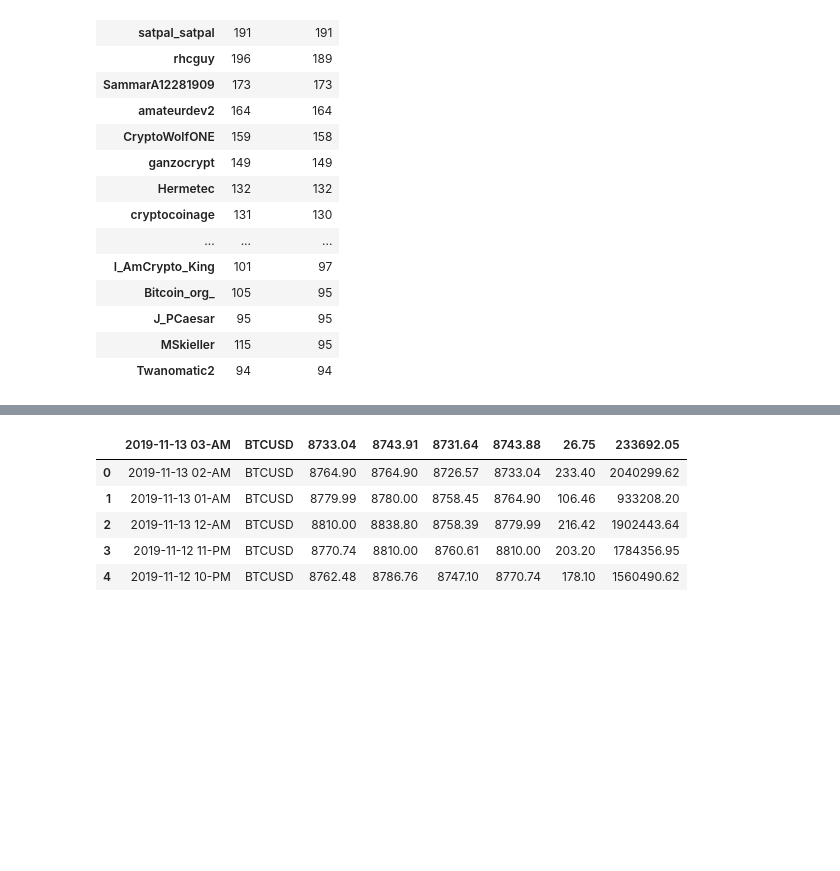
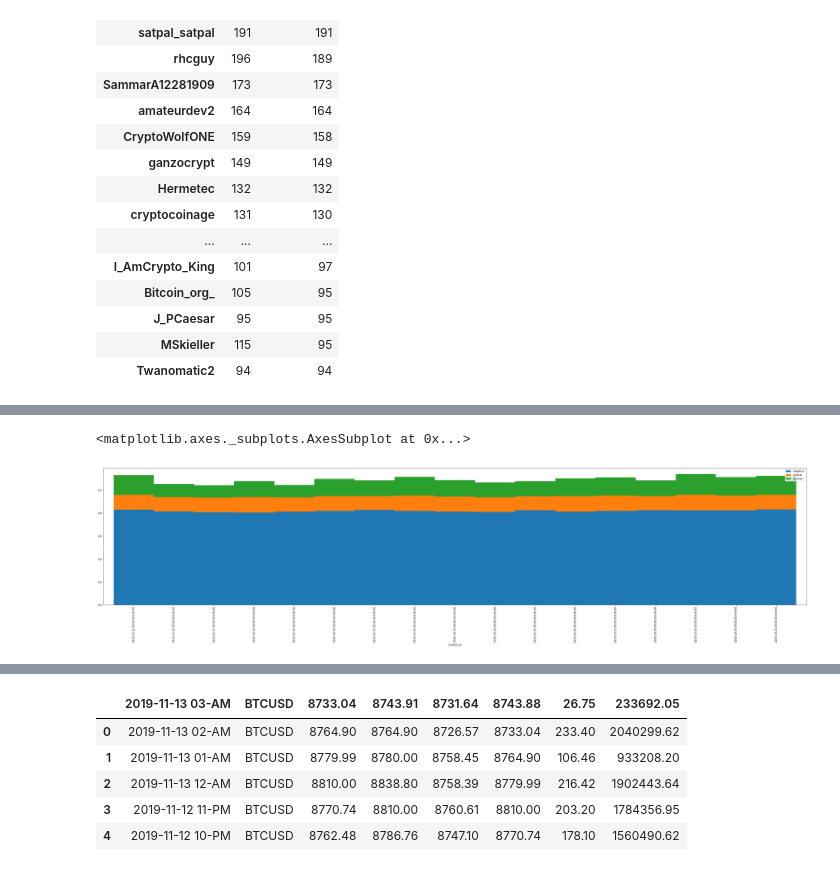
Before and after one commit to willwillis/Crypto-Sentiment-Clusters, a Jupyter notebook: notebooks/will/twitter/parse-premium-jsonl.v2.ipynb, the cells around one changed output, grey strips where cells are left out. Saved outputs shown, nothing was run; the diff lists cells and outputs as text; code cells hidden in the pictures; blank space fills up the shorter version.

```diff
--- a/notebooks/will/twitter/parse-premium-jsonl.v2.ipynb
+++ b/notebooks/will/twitter/parse-premium-jsonl.v2.ipynb
@@ -186,0 +209,7 @@ tweet_sentiment_df.drop(columns=['id', 'retweet_count','compound'], inplace=True
+# %%
+chart = tweet_sentiment_df[['created_at','negative','neutral','positive']]
+chart_df = chart.resample('D', on='created_at').mean()
+chart_df.plot(figsize=(50,10), kind='bar', stacked=True, width=1.0)
+# %% [output]
+<matplotlib.axes._subplots.AxesSubplot at 0x...>
+[figure, added]
```
Also changed, not shown: parts of 17 cells of this notebook, 5 other files.
